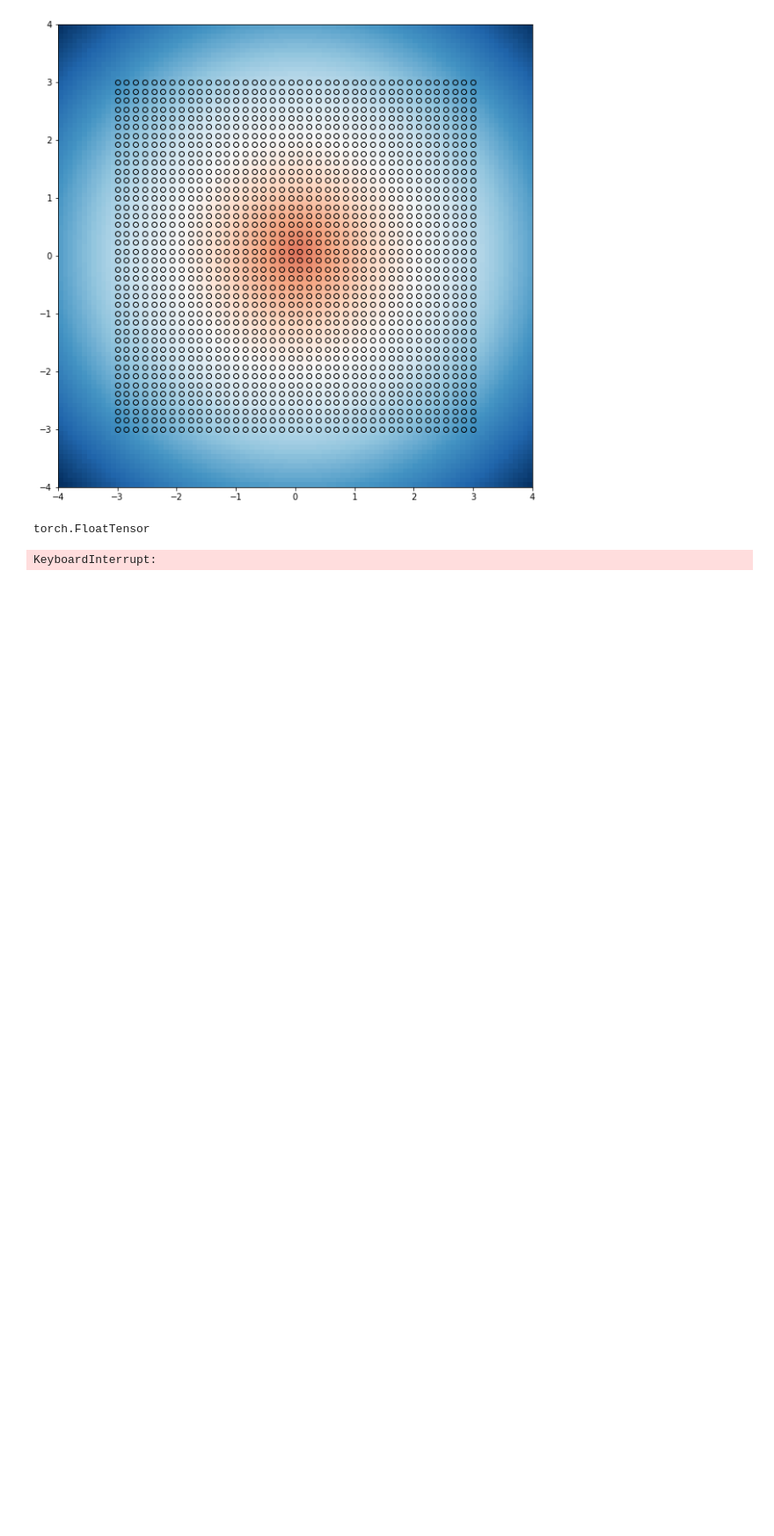
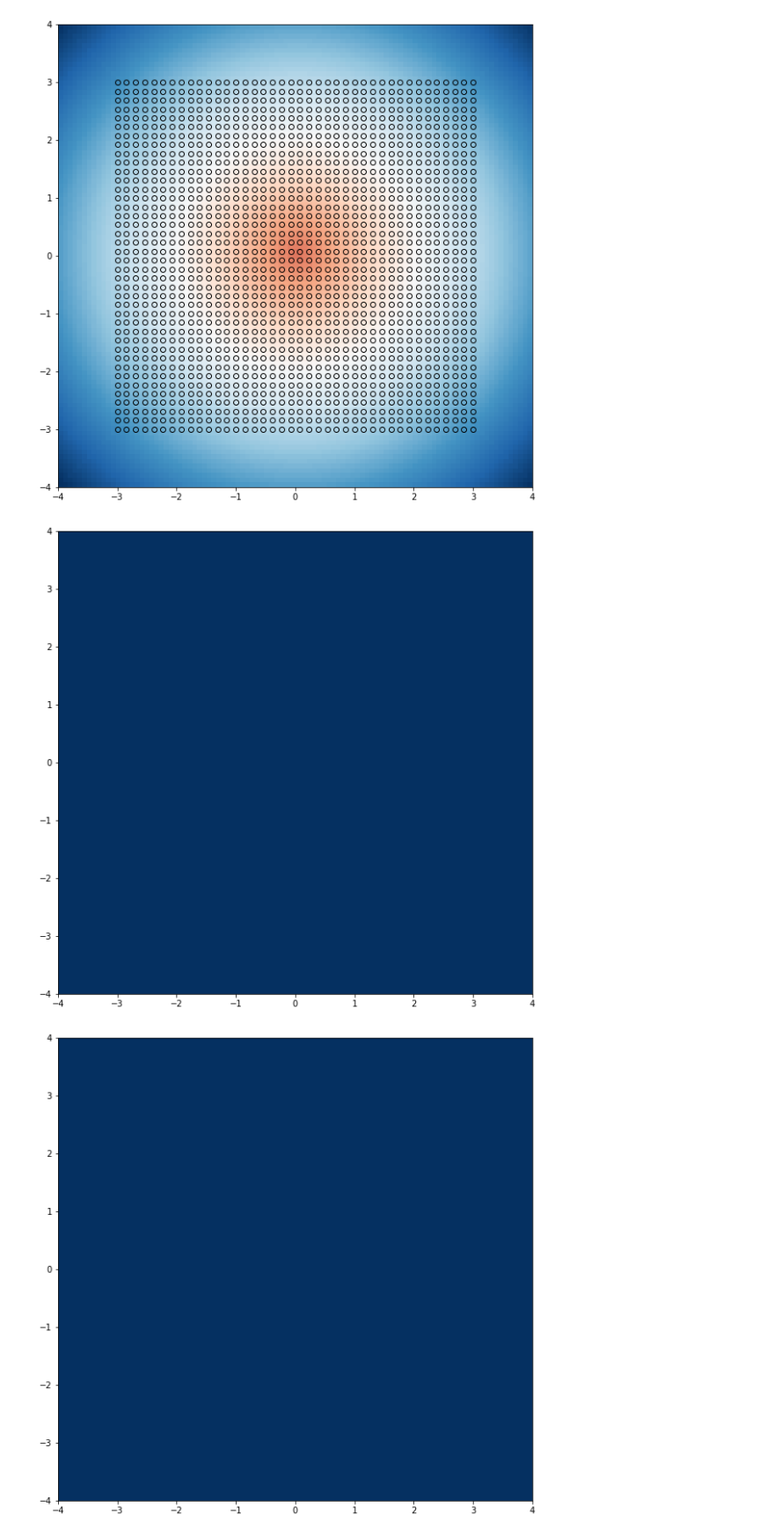
Before and after one commit to hx-w/DeepShape, a Jupyter notebook: experiments/single_sdf/train_sdf.ipynb, the cells around one changed output. Shown at 88% size. Cells and saved outputs as stored; diff of their text form; code cells hidden in the pictures; blank space fills up the shorter version.

```diff
--- a/experiments/single_sdf/train_sdf.ipynb
+++ b/experiments/single_sdf/train_sdf.ipynb
@@ -20,9 +20,14 @@ def plot_sdf(sdf_func: Callable):
     # See https://stackoverflow.com/questions/33282368/plotting-a-2d-heatmap-with-matplotlib
     COORDINATES_LINSPACE = np.linspace(-4, 4, 100)
     y, x = np.meshgrid(COORDINATES_LINSPACE, COORDINATES_LINSPACE)
-    z = np.float_([[sdf_func(np.float_([x_, y_]))
-                    for y_ in  COORDINATES_LINSPACE]
-                    for x_ in COORDINATES_LINSPACE])
+    if sdf_func.__name__ != 'forward':
+        z = np.float_([[sdf_func(np.float_([x_, y_]))
+                        for y_ in  COORDINATES_LINSPACE]
+                        for x_ in COORDINATES_LINSPACE])
+    else:
+        z = np.float_([[sdf_func(np.float_([x_, y_])).cpu().detach()
+                        for y_ in  COORDINATES_LINSPACE]
+                        for x_ in COORDINATES_LINSPACE])
     z = z[:-1, :-1]
     z_min, z_max = -np.abs(z).max(), np.abs(z).max()
     fig, ax = plt.subplots(figsize=(10, 10))
@@ -76,32 +81,26 @@ train_dl = DataLoader(train_ds, shuffle=True, batch_size=len(train_ds))
 # %%
 net = Net()
 epochs = 1000
 delta = 10
 opt = optim.SGD(net.parameters(), lr=1)
+
 for epoch in range(epochs):
     net.train()
     total_loss = 0
     for points_b, sdfs_b in train_dl:
         pred = net(points_b)
-        # print("a", a.shape, a)
-        # print("sdfs_b", sdfs_b.shape, sdfs_b)
-        # print("pred", pred.shape, pred)
-        # print(pred.shape)
         pred = pred.squeeze()
-        # print(pred.shape)
-        # print(sdfs_b.shape)
         loss = F.l1_loss(pred, sdfs_b)
         total_loss += loss
         loss.backward()
         opt.step()
         opt.zero_grad()
 
     # print("Epoch:", epoch, "Loss:", total_loss.item())
 
     if (epoch % 100 == 0):
-        # plot_sdf(net.forward)
-        print(net.forward([0, 0]).float().type())
+        plot_sdf(net.forward)
         plt.show()
 # %% [output]
-torch.FloatTensor
-KeyboardInterrupt:
+[figure, added]
+[figure, added]
```
Also changed, not shown: parts of 1 cell of this notebook, 2 other files.
